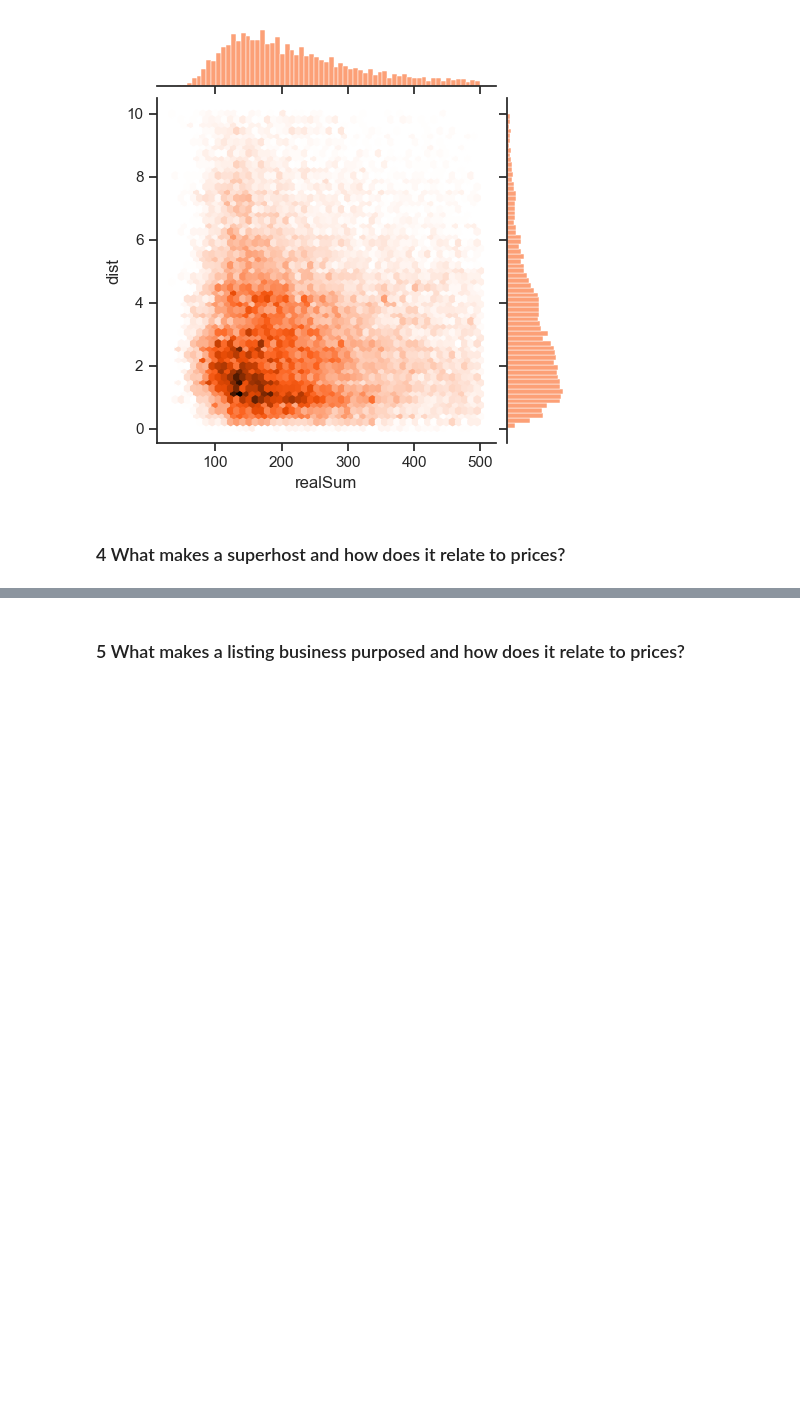
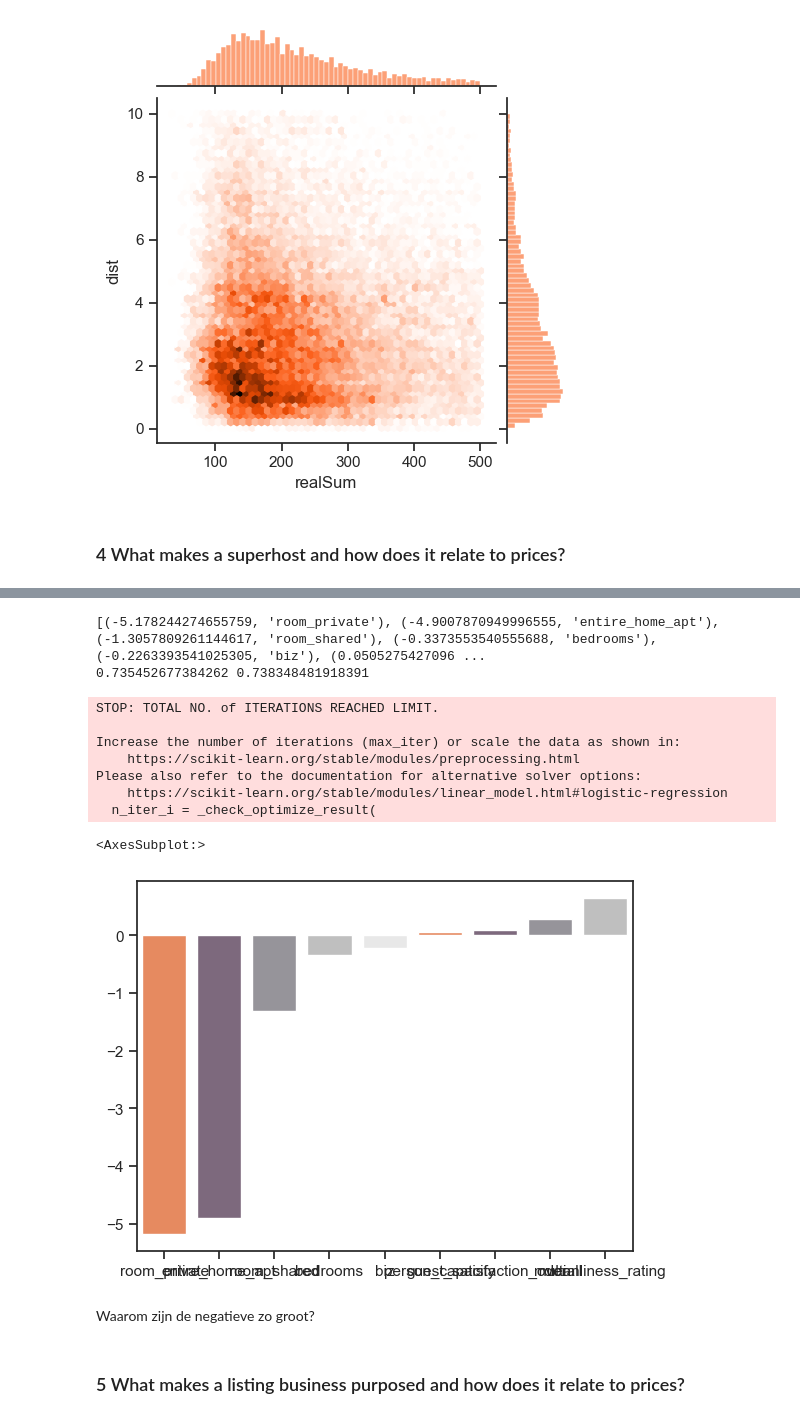
Before and after one commit to LarsBoertjes/DS201, a Jupyter notebook: AirbnbPricesEuropeanCitiesAnalysis.ipynb, the cells around one changed output, grey strips where cells are left out. Drawn from its saved outputs; the diff is of its cells as text; code cells hidden in the pictures; blank space fills up the shorter version.

```diff
--- a/AirbnbPricesEuropeanCitiesAnalysis.ipynb
+++ b/AirbnbPricesEuropeanCitiesAnalysis.ipynb
@@ -257,0 +326,7 @@ sns.jointplot(x=europe_data.realSum[(europe_data.realSum < 500) & (europe_data.d
+# %%
+europe_data = pd.get_dummies(data=europe_data, columns=['room_type'])
+europe_data = europe_data.rename(columns={
+    'room_type_Entire home/apt': 'entire_home_apt',
+    'room_type_Private room' : 'private_room',
+    'room_type_Shared room' : 'shared_room'
+})
@@ -258,3 +343,51 @@ sns.jointplot(x=europe_data.realSum[(europe_data.realSum < 500) & (europe_data.d
+# %%
+features = europe_data[['room_shared', 'room_private', 'person_capacity', 'multi', 'biz', 'cleanliness_rating',
+                        'guest_satisfaction_overall', 'bedrooms', 'entire_home_apt']]
+label = europe_data.host_is_superhost
+
+features_train, features_test, label_train, label_test = train_test_split(features, label, train_size=0.8, random_state=50)
+
+scaler = StandardScaler()
+scaler.fit_transform(features_train)
+scaler.transform(features_test)
+
+LRM = LogisticRegression()
+LRM.fit(features, label)
+
+score_train = LRM.score(features_train, label_train)
+score_test = LRM.score(features_test, label_test)
+
+coefficients = sorted(list(zip(LRM.coef_[0], features)))
+
+print(coefficients)
+x_coef = []
+y_coef = []
+
+for i in range(len(coefficients)):
+    x_coef.append(coefficients[i][1])
+    y_coef.append(coefficients[i][0])
+
+
+print(score_train, score_test)
+
+sns.barplot(x=x_coef, y=y_coef, palette=palette)
+
+
+#print(accuracy_score(label_test, label_pred))
+# %% [output]
+[(-5.178244274655759, 'room_private'), (-4.9007870949996555, 'entire_home_apt'), (-1.3057809261144617, 'room_shared'), (-0.3373553540555688, 'bedrooms'), (-0.2263393541025305, 'biz'), (0.0505275427096 ...
+0.735452677384262 0.738348481918391
+STOP: TOTAL NO. of ITERATIONS REACHED LIMIT.
+
+Increase the number of iterations (max_iter) or scale the data as shown in:
+    https://scikit-learn.org/stable/modules/preprocessing.html
+Please also refer to the documentation for alternative solver options:
+    https://scikit-learn.org/stable/modules/linear_model.html#logistic-regression
+  n_iter_i = _check_optimize_result(
+<AxesSubplot:>
+[figure, added]
+# %% [markdown]
+Waarom zijn de negatieve zo groot?
 # %% [markdown]
 ### 5 What makes a listing business purposed and how does it relate to prices?
 # %% [markdown]
```
Also changed, not shown: parts of 14 cells of this notebook.
